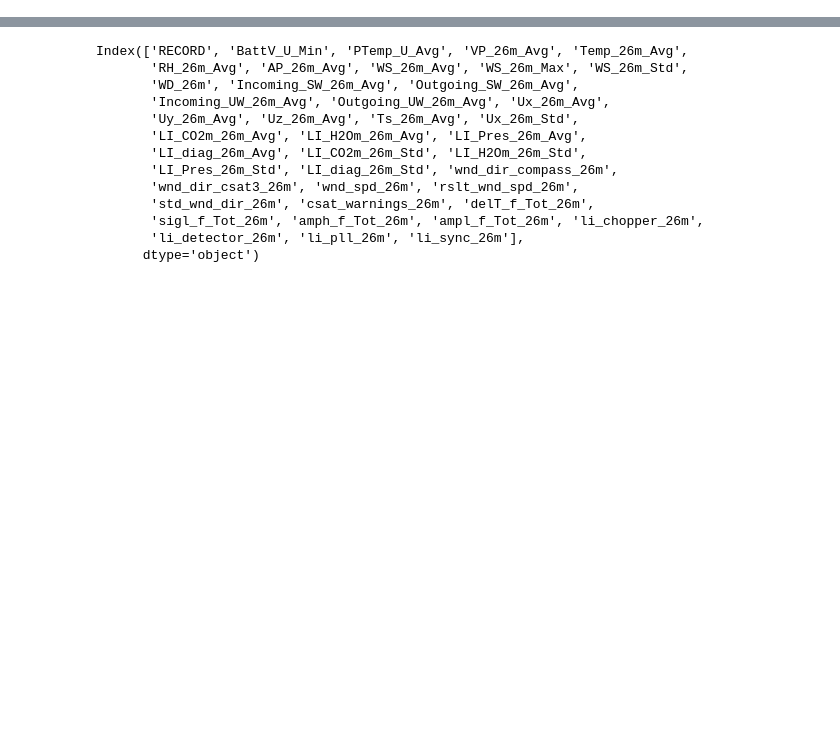
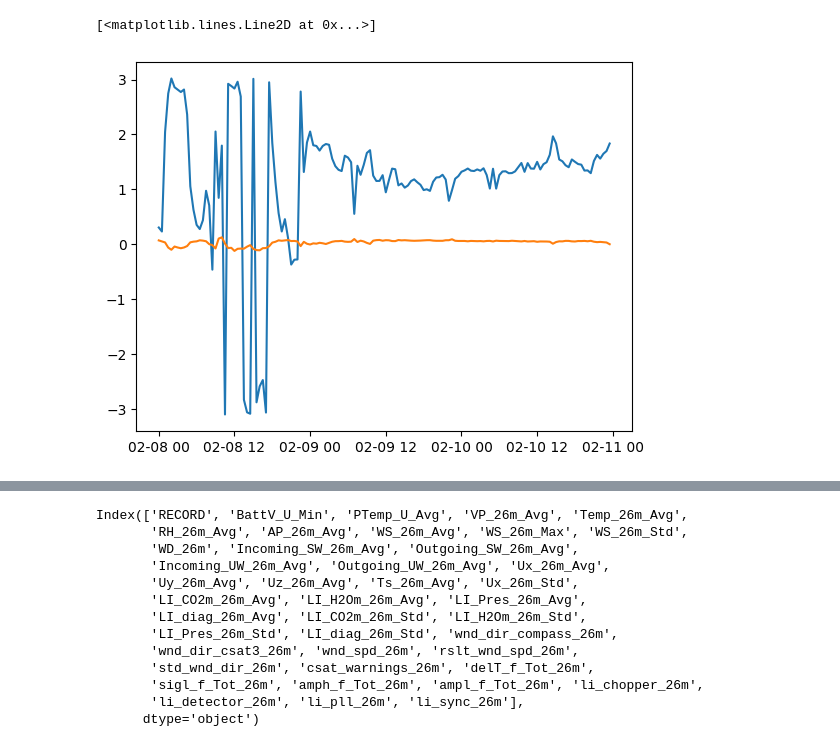
Before and after one commit to Rainette9/DataProcessingScripts, a Jupyter notebook: Processing_main.ipynb, the cells around one changed output, grey strips where cells are left out. Cells and saved outputs as stored; diff of their text form; code cells hidden in the pictures; blank space fills up the shorter version.

```diff
--- a/Processing_main.ipynb
+++ b/Processing_main.ipynb
@@ -103,0 +125,6 @@ despiked_fastdata
+# %%
+plt.plot(angles.theta)
+plt.plot(angles.phi)
+# %% [output]
+[<matplotlib.lines.Line2D at 0x...>]
+[figure, added]
```
Also changed, not shown: parts of 12 cells of this notebook, 6 other files.
